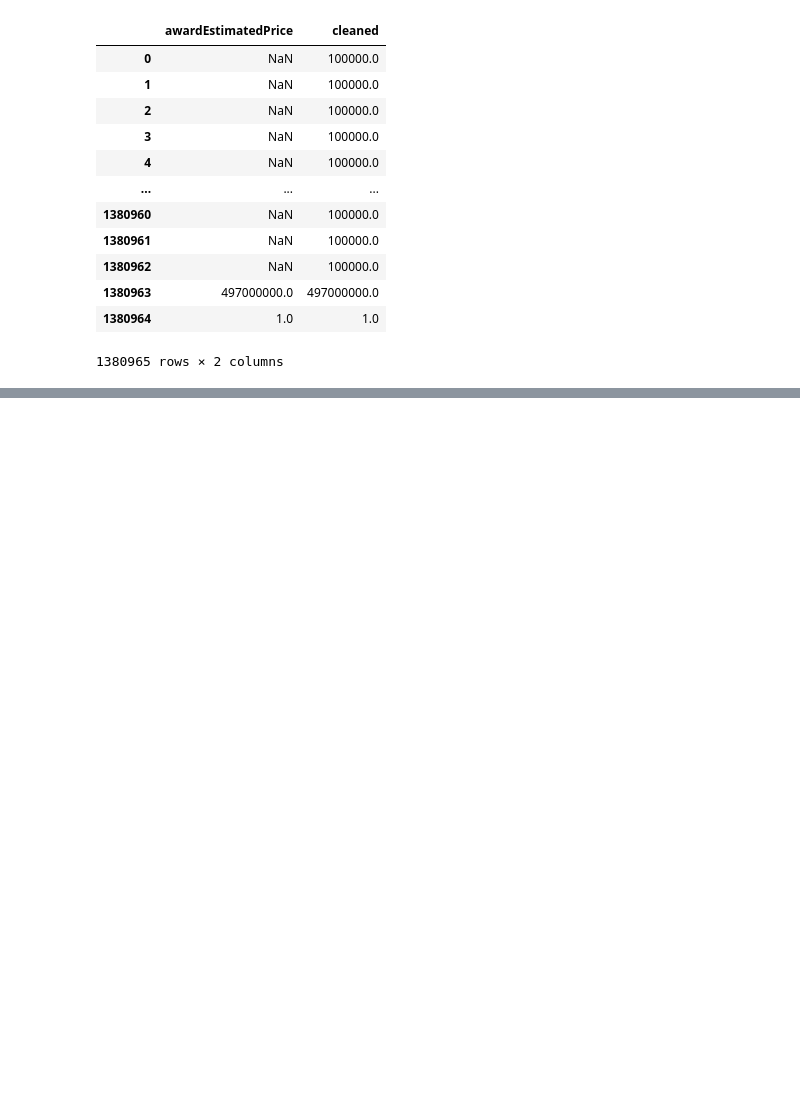
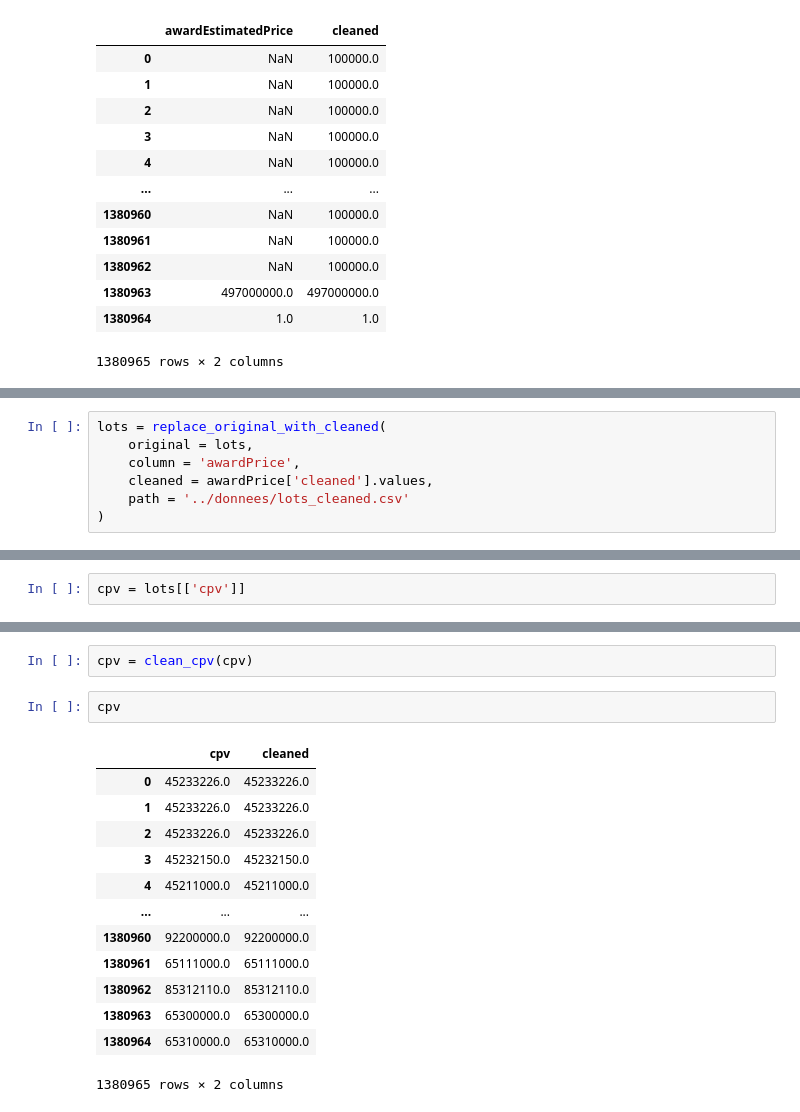
Before and after one commit to abdelhadi-essabri/FOPPA_Project, a Jupyter notebook: 02_nettoyage/lots.ipynb, the cells around one changed output, grey strips where cells are left out. Drawn from its saved outputs; the diff is of its cells as text; blank space fills up the shorter version.

```diff
--- a/02_nettoyage/lots.ipynb
+++ b/02_nettoyage/lots.ipynb
@@ -99,0 +152,7 @@ awardEstimatedPrice
+# %%
+lots = replace_original_with_cleaned(
+    original = lots,
+    column = 'awardPrice',
+    cleaned = awardPrice['cleaned'].values,
+    path = '../donnees/lots_cleaned.csv'
+)
@@ -99,0 +161,2 @@ awardEstimatedPrice
+# %%
+cpv = lots[['cpv']]
@@ -99,0 +179,18 @@ awardEstimatedPrice
+# %%
+cpv = clean_cpv(cpv)
+# %%
+cpv
+# %% [output]
+|  | cpv | cleaned |
+| 0 | 45233226.0 | 45233226.0 |
+| 1 | 45233226.0 | 45233226.0 |
+| 2 | 45233226.0 | 45233226.0 |
+| 3 | 45232150.0 | 45232150.0 |
+| 4 | 45211000.0 | 45211000.0 |
+| ... | ... | ... |
+| 1380960 | 92200000.0 | 92200000.0 |
+| 1380961 | 65111000.0 | 65111000.0 |
+| 1380962 | 85312110.0 | 85312110.0 |
+| 1380963 | 65300000.0 | 65300000.0 |
+| 1380964 | 65310000.0 | 65310000.0 |
+1380965 rows × 2 columns
```
Also changed, not shown: parts of 101 cells of this notebook, 2 other files.
